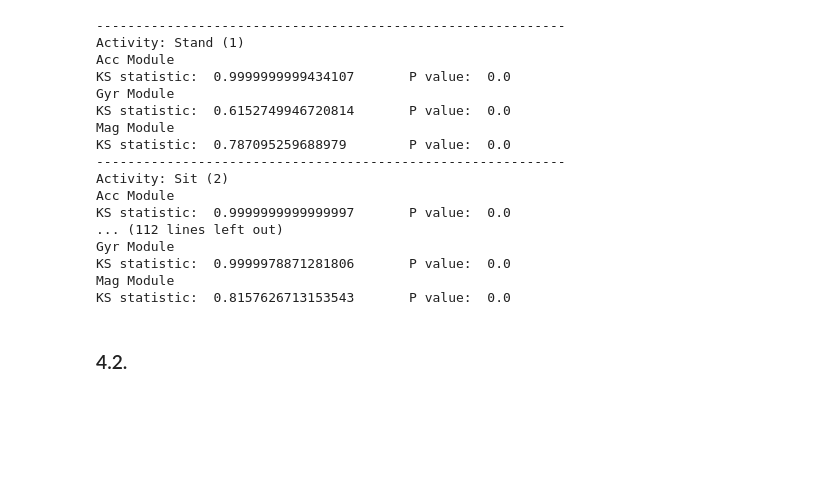
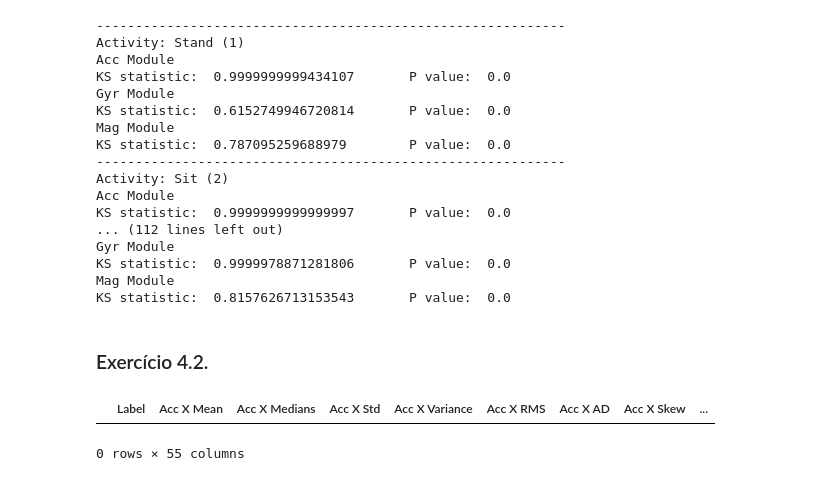
Before and after one commit to patii01/TCD-TP, a Jupyter notebook: code/mainActivity.ipynb, the cells around one changed output. Drawn from its saved outputs; the diff is of its cells as text; code cells hidden in the pictures; blank space fills up the shorter version.

```diff
--- a/code/mainActivity.ipynb
+++ b/code/mainActivity.ipynb
@@ -469,4 +469,24 @@ KS statistic:  0.9999978871281806       P value:  0.0
 Mag Module
 KS statistic:  0.8157626713153543       P value:  0.0
 # %% [markdown]
-### 4.2.
+### Exercício 4.2.
+# %%
+def columns(sensor):
+    xyz = ['X', 'Y', 'Z']
+    feature = ['Mean', 'Medians', 'Std', 'Variance', 'RMS', 'AD', 'Skew', 'Kurtosis', 'IQR', 'ZCR', 'MCR', 'Spec Ent', 'DF', 'Energy']
+    feature2 = [' X Y Corr', ' X Z Corr', ' Y Z Corr', 'CAGH']
+
+    if sensor == 'Acc':
+         feature2 += ['AI', 'VI', 'SMA', 'EVA Gravity', 'EVA Heading', 'AVH', 'AVG', 'AAE']
+
+    elif sensor == 'Gyr':
+        feature2 += ['ARE']
+
+    feature_col = ['Label'] + [sensor + ' ' + col + ' ' + f for col in xyz for f in feature] + feature2
+
+    return pd.DataFrame(columns = feature_col)
+
+display(columns('Acc'))
+# %% [output]
+|  | Label | Acc X Mean | Acc X Medians | Acc X Std | Acc X Variance | Acc X RMS | Acc X AD | Acc X Skew | ... |
+0 rows × 55 columns
```
